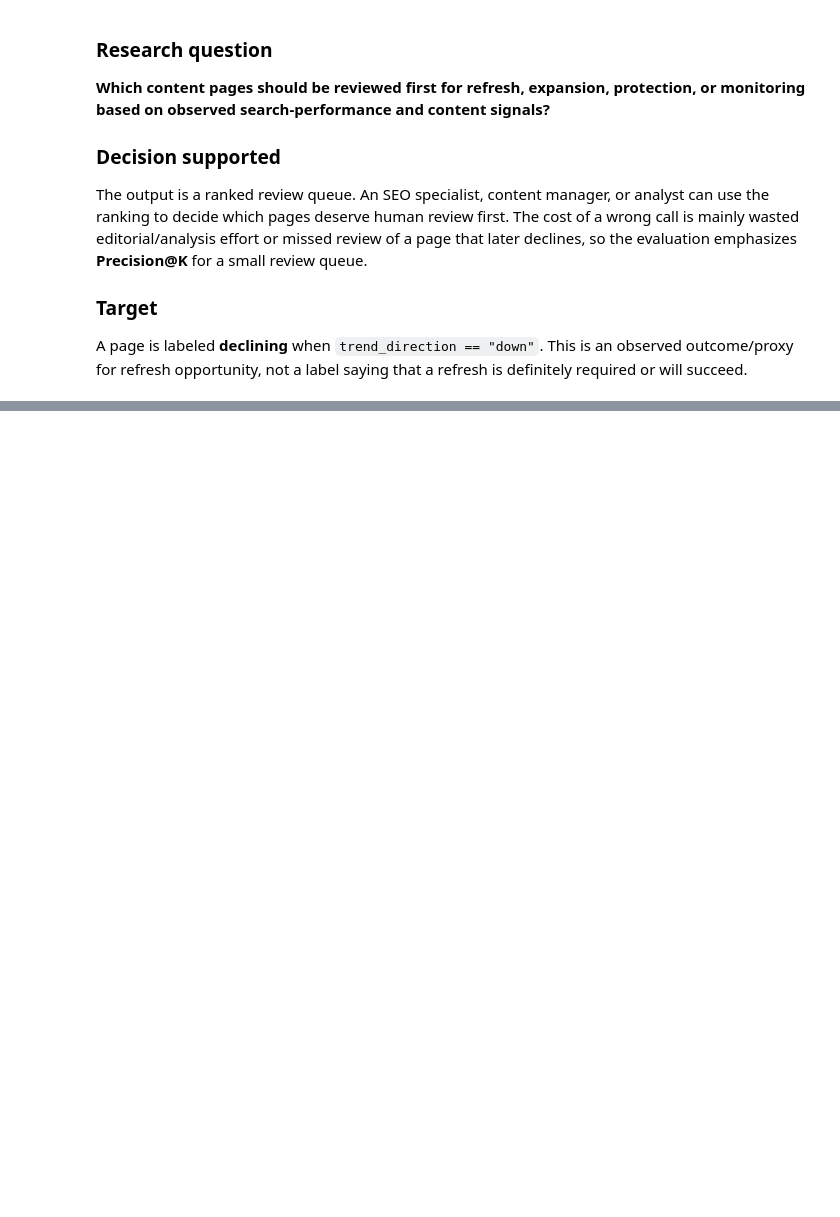
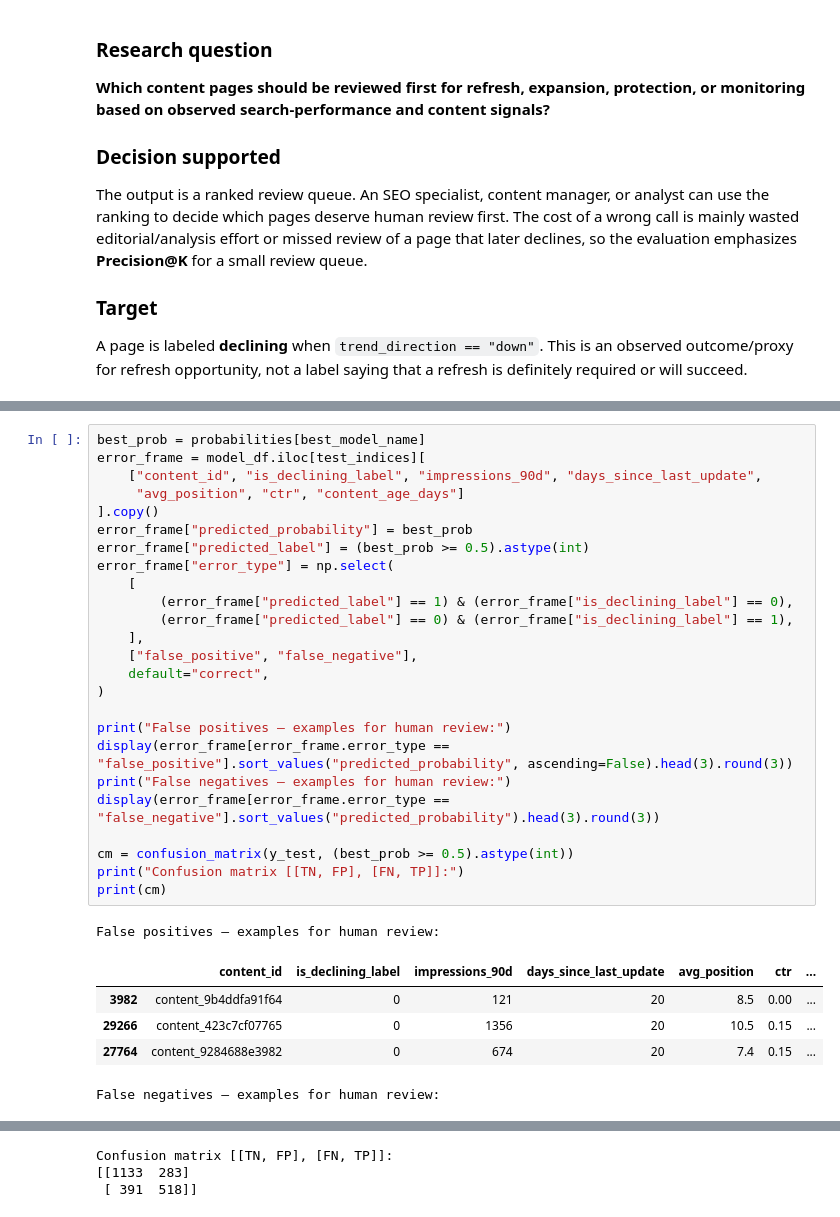
Before and after one commit to ShahvezAli784/-flyrank-machine-learning, a Jupyter notebook: work/notebooks/capstone.ipynb, the cells around one changed output, grey strips where cells are left out. Cells and saved outputs as stored; diff of their text form; blank space fills up the shorter version.

```diff
--- a/work/notebooks/capstone.ipynb
+++ b/work/notebooks/capstone.ipynb
@@ -116,0 +360,32 @@ data/raw/content_refresh_anonymized.csv
+# %%
+best_prob = probabilities[best_model_name]
+error_frame = model_df.iloc[test_indices][
+    ["content_id", "is_declining_label", "impressions_90d", "days_since_last_update",
+     "avg_position", "ctr", "content_age_days"]
+].copy()
+error_frame["predicted_probability"] = best_prob
+error_frame["predicted_label"] = (best_prob >= 0.5).astype(int)
+error_frame["error_type"] = np.select(
+    [
+        (error_frame["predicted_label"] == 1) & (error_frame["is_declining_label"] == 0),
+        (error_frame["predicted_label"] == 0) & (error_frame["is_declining_label"] == 1),
+    ],
+    ["false_positive", "false_negative"],
+    default="correct",
+)
+
+print("False positives — examples for human review:")
+display(error_frame[error_frame.error_type == "false_positive"].sort_values("predicted_probability", ascending=False).head(3).round(3))
+print("False negatives — examples for human review:")
+display(error_frame[error_frame.error_type == "false_negative"].sort_values("predicted_probability").head(3).round(3))
+
+cm = confusion_matrix(y_test, (best_prob >= 0.5).astype(int))
+print("Confusion matrix [[TN, FP], [FN, TP]]:")
+print(cm)
+# %% [output]
+False positives — examples for human review:
+|  | content_id | is_declining_label | impressions_90d | days_since_last_update | avg_position | ctr | ... |
+| 3982 | content_9b4ddfa91f64 | 0 | 121 | 20 | 8.5 | 0.00 | ... |
+| 29266 | content_423c7cf07765 | 0 | 1356 | 20 | 10.5 | 0.15 | ... |
+| 27764 | content_9284688e3982 | 0 | 674 | 20 | 7.4 | 0.15 | ... |
+False negatives — examples for human review:
@@ -116,0 +396,3 @@ data/raw/content_refresh_anonymized.csv
+Confusion matrix [[TN, FP], [FN, TP]]:
+[[1133  283]
+ [ 391  518]]
```
Also changed, not shown: parts of 29 cells of this notebook.
